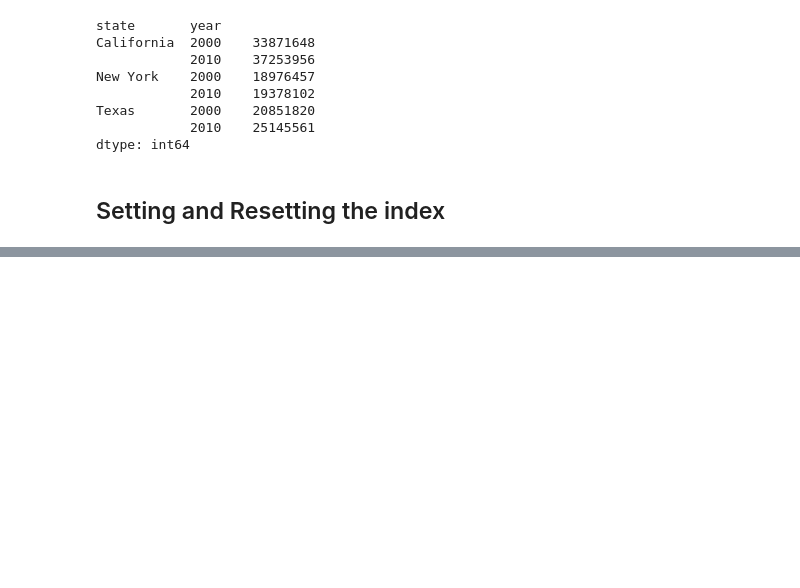
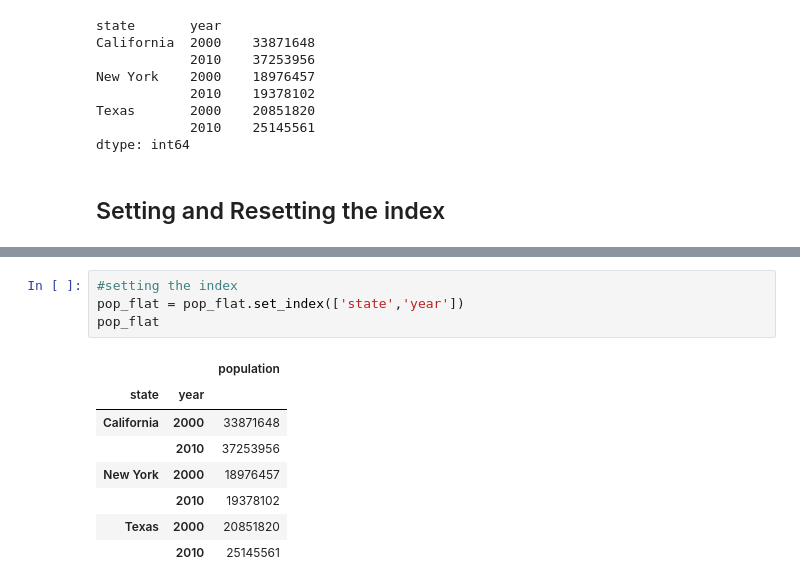
Before and after one commit to sanidhyamangal/Pandas_essentials, a Jupyter notebook: Pandas_hierarchical_indexing.ipynb, the cells around one changed output, grey strips where cells are left out. Cells and saved outputs as stored; diff of their text form; blank space fills up the shorter version.

```diff
--- a/Pandas_hierarchical_indexing.ipynb
+++ b/Pandas_hierarchical_indexing.ipynb
@@ -370,0 +383,13 @@ dtype: int64
+# %%
+#setting the index
+pop_flat = pop_flat.set_index(['state','year'])
+pop_flat
+# %% [output]
+|  |  | population |
+| state | year |  |
+| California | 2000 | 33871648 |
+|  | 2010 | 37253956 |
+| New York | 2000 | 18976457 |
+|  | 2010 | 19378102 |
+| Texas | 2000 | 20851820 |
+|  | 2010 | 25145561 |
```
Also changed, not shown: parts of 1 cell of this notebook.
